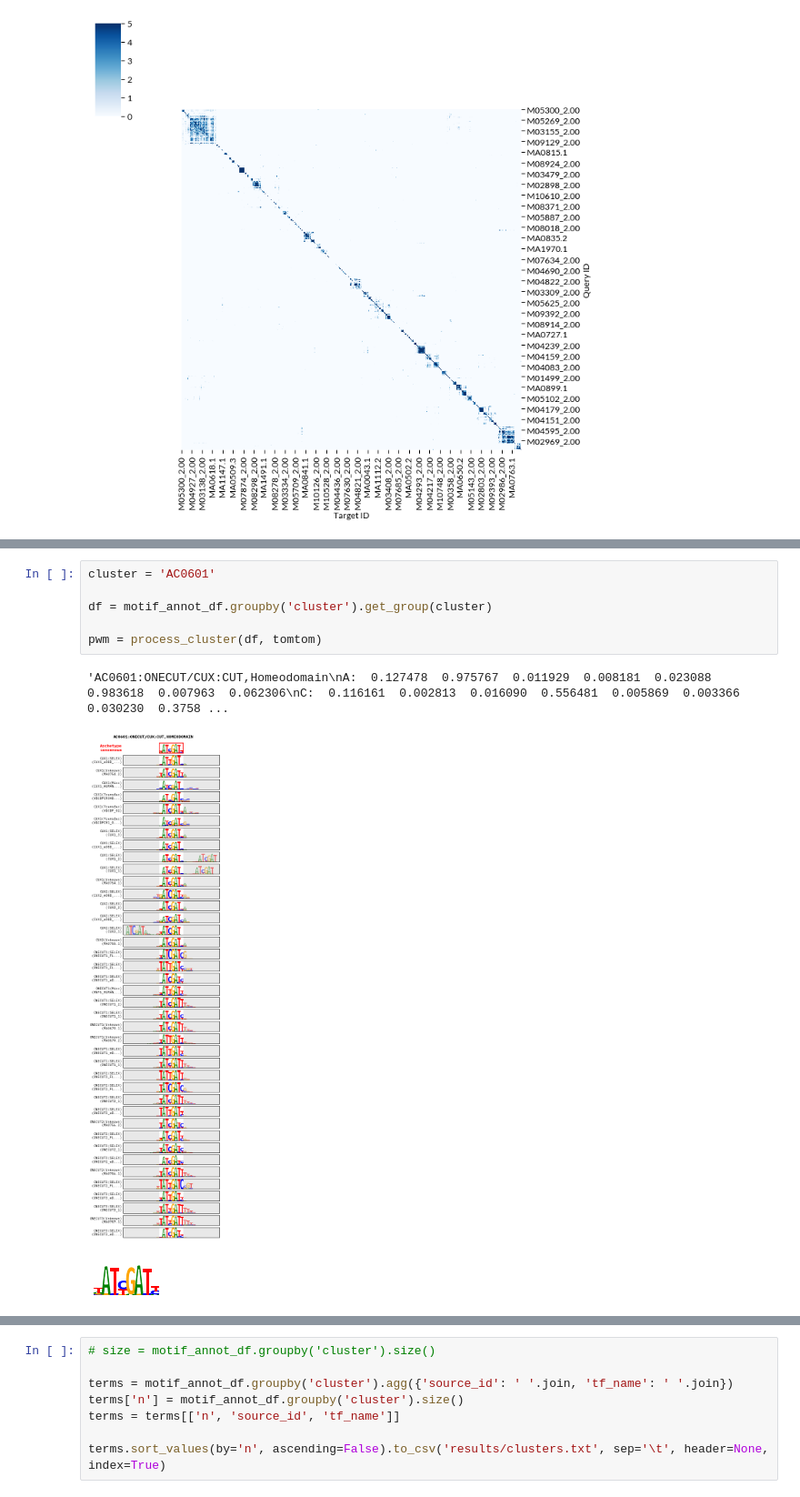
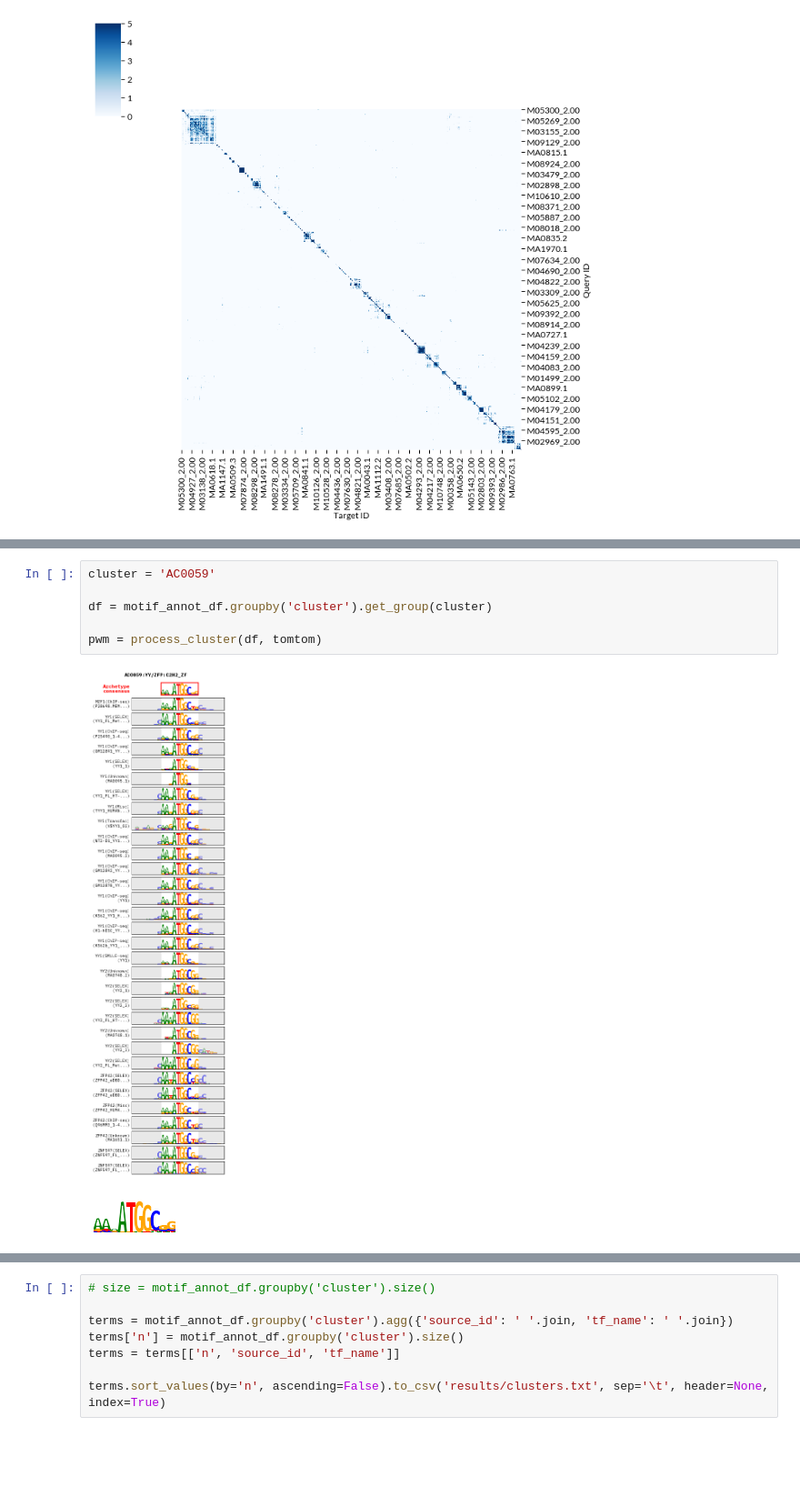
Before and after one commit to vierstralab/motif-clustering, a Jupyter notebook: Workflow_v2.1beta-human.ipynb, the cells around one changed output, grey strips where cells are left out. Shown: that part at 91% size. Saved outputs shown, nothing was run; the diff lists cells and outputs as text; blank space fills up the shorter version.

```diff
--- a/Workflow_v2.1beta-human.ipynb
+++ b/Workflow_v2.1beta-human.ipynb
@@ -409,11 +496,10 @@ def process_cluster(df, tomtom_df):
 # %%
-cluster = 'AC0601'
+cluster = 'AC0059'
 
 df = motif_annot_df.groupby('cluster').get_group(cluster)
 
 pwm = process_cluster(df, tomtom)
 # %% [output]
-'AC0601:ONECUT/CUX:CUT,Homeodomain\nA:  0.127478  0.975767  0.011929  0.008181  0.023088  0.983618  0.007963  0.062306\nC:  0.116161  0.002813  0.016090  0.556481  0.005869  0.003366  0.030230  0.3758 ...
-[figure, old version]
+[figure, new version]
-[figure, old version]
+[figure, new version]
 # %%
```
Also changed, not shown: parts of 4 cells of this notebook, 2 other files.
